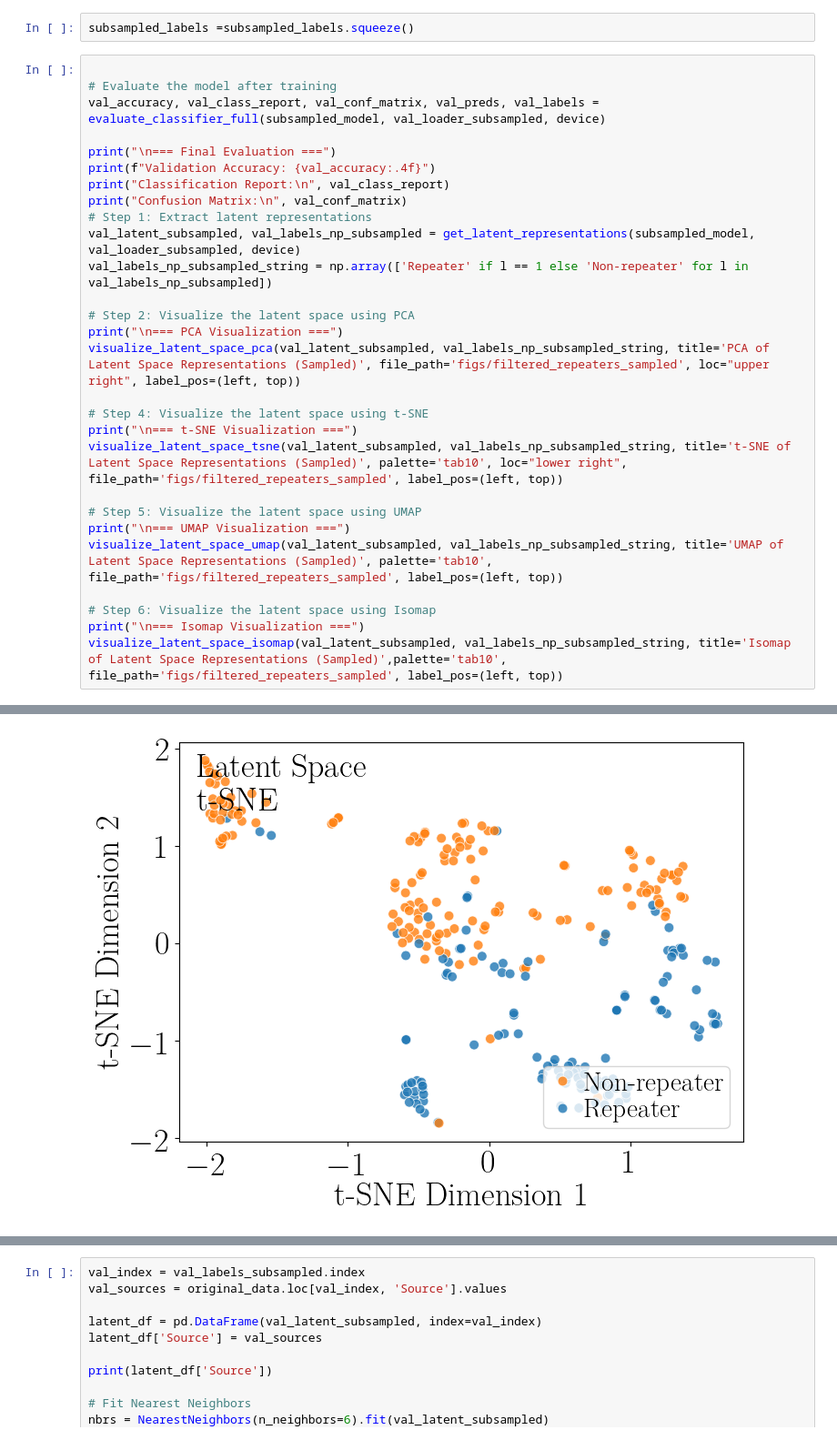
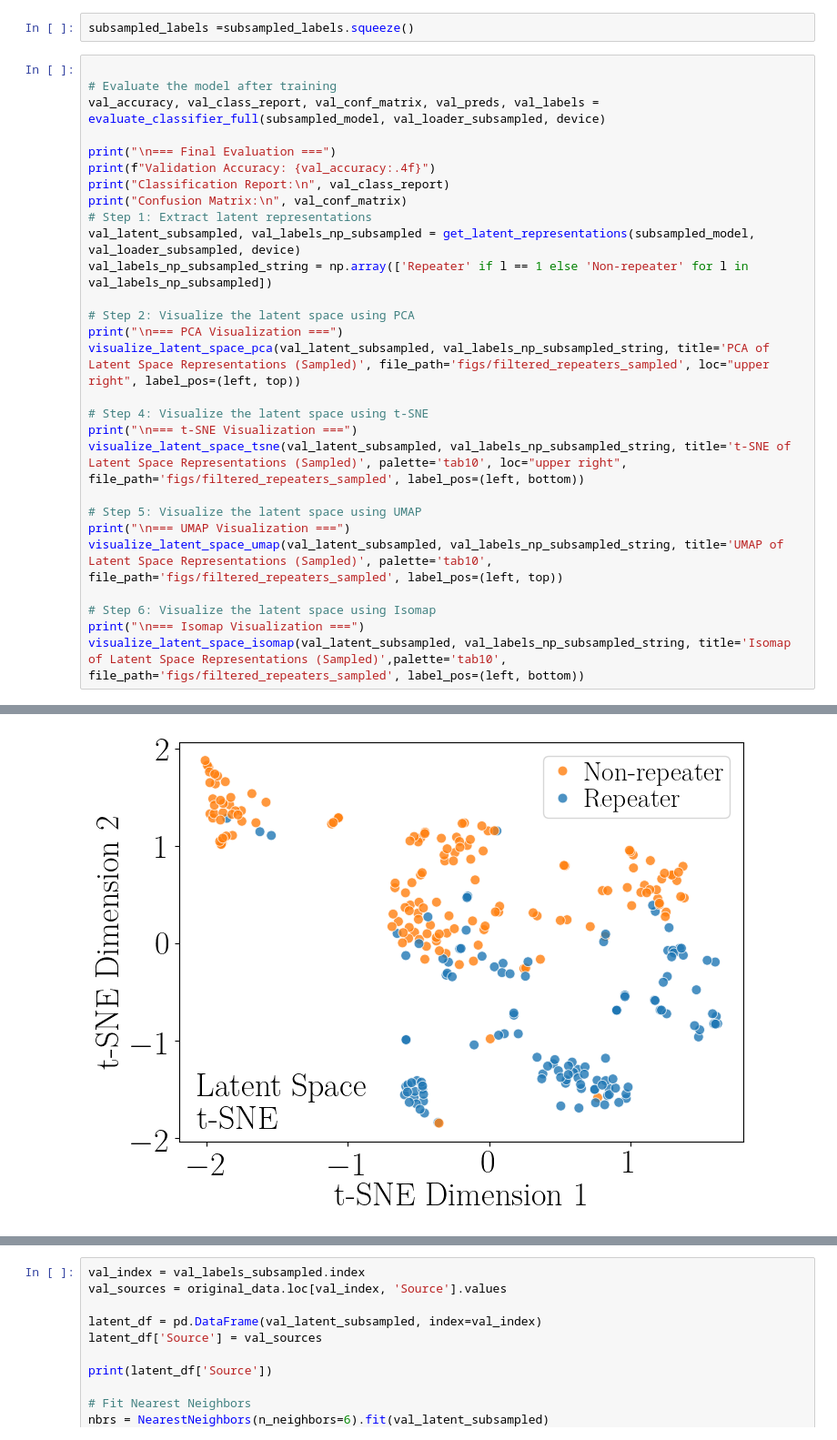
Before and after one commit to rtenacity/frb-analysis, a Jupyter notebook: model-render-graphs.ipynb, the cells around one changed output, grey strips where cells are left out. Shown at 91% size. Cells and saved outputs as stored; diff of their text form.

Commit message:
update to subsampled

```diff
--- a/model-render-graphs.ipynb
+++ b/model-render-graphs.ipynb
@@ -1974,36 +1974,36 @@ visualize_latent_space_pca(val_latent_subsampled, val_labels_np_subsampled_strin
 
 # Step 4: Visualize the latent space using t-SNE
 print("\n=== t-SNE Visualization ===")
-visualize_latent_space_tsne(val_latent_subsampled, val_labels_np_subsampled_string, title='t-SNE of Latent Space Representations (Sampled)', palette='tab10', loc="lower right", file_path='figs/filtered_repeaters_sampled', label_pos=(left, top))
+visualize_latent_space_tsne(val_latent_subsampled, val_labels_np_subsampled_string, title='t-SNE of Latent Space Representations (Sampled)', palette='tab10', loc="upper right", file_path='figs/filtered_repeaters_sampled', label_pos=(left, bottom))
 
 # Step 5: Visualize the latent space using UMAP
 print("\n=== UMAP Visualization ===")
 visualize_latent_space_umap(val_latent_subsampled, val_labels_np_subsampled_string, title='UMAP of Latent Space Representations (Sampled)', palette='tab10', file_path='figs/filtered_repeaters_sampled', label_pos=(left, top))
 
 # Step 6: Visualize the latent space using Isomap
 print("\n=== Isomap Visualization ===")
-visualize_latent_space_isomap(val_latent_subsampled, val_labels_np_subsampled_string, title='Isomap of Latent Space Representations (Sampled)',palette='tab10', file_path='figs/filtered_repeaters_sampled', label_pos=(left, top))
+visualize_latent_space_isomap(val_latent_subsampled, val_labels_np_subsampled_string, title='Isomap of Latent Space Representations (Sampled)',palette='tab10', file_path='figs/filtered_repeaters_sampled', label_pos=(left, bottom))
 # %% [output]
 === Final Evaluation ===
 Validation Accuracy: 0.8817
 Classification Report:
                precision    recall  f1-score   support
 
 Non-Repeater       0.90      0.88      0.89       150
     Repeater       0.86      0.88      0.87       129
 
     accuracy                           0.88       279
    macro avg       0.88      0.88      0.88       279
 weighted avg       0.88      0.88      0.88       279
 
 Confusion Matrix:
  [[132  18]
  [ 15 114]]
 
 === PCA Visualization ===
 [figure]
 === t-SNE Visualization ===
-[figure, old version]
+[figure, new version]
 === UMAP Visualization ===
 [figure]
 === Isomap Visualization ===
```
Also changed, not shown: parts of 1 cell of this notebook, 4 other files.
